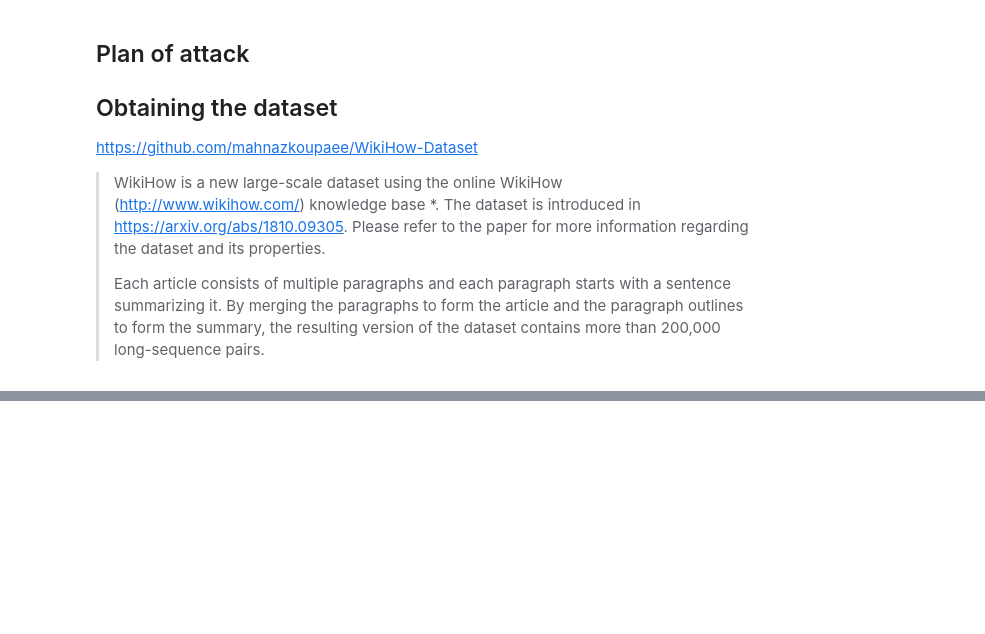
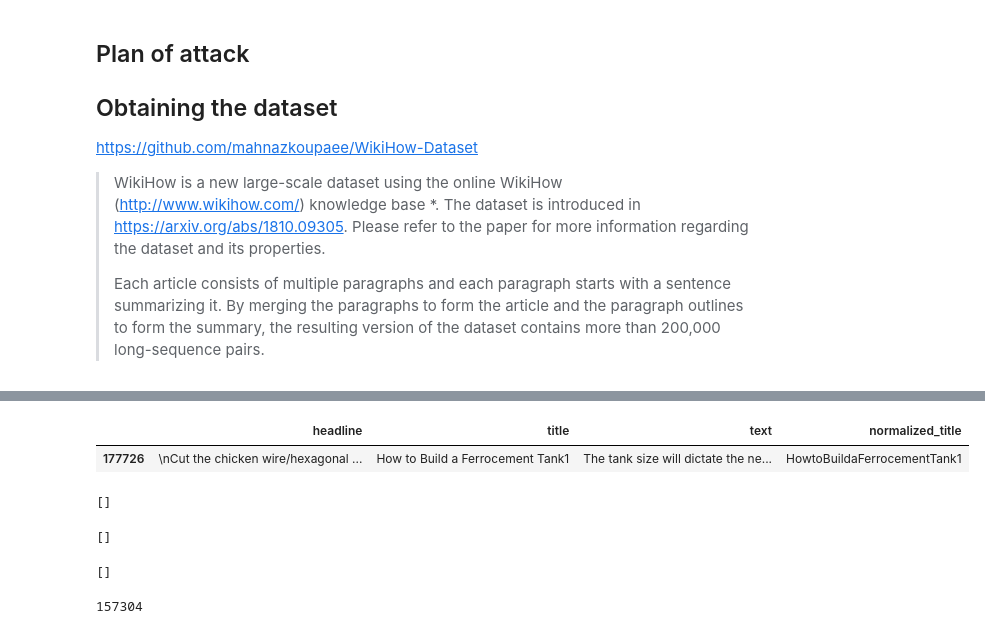
Before and after one commit to kamilc/neural-text-summarization, a Jupyter notebook: NLP.ipynb, the cells around one changed output, grey strips where cells are left out. Drawn from its saved outputs; the diff is of its cells as text; code cells hidden in the pictures; blank space fills up the shorter version.

```diff
--- a/NLP.ipynb
+++ b/NLP.ipynb
@@ -31,0 +150,2 @@ val
+# %%
+articles = articles[~articles.headline.isna()]
@@ -31,0 +160,17 @@ val
+# %%
+articles[articles['normalized_title'] == 'HowtoBuildaFerrocementTank1']
+# %% [output]
+|  | headline | title | text | normalized_title |
+| 177726 | \nCut the chicken wire/hexagonal ... | How to Build a Ferrocement Tank1 | The tank size will dictate the ne... | HowtoBuildaFerrocementTank1 |
+# %%
+[ t for t in train if 'errocement' in t ]
+# %% [output]
+[]
+# %%
+[ t for t in test if 'errocement' in t ]
+# %% [output]
+[]
+# %%
+[ t for t in val if 'errocement' in t ]
+# %% [output]
+[]
@@ -31,0 +179,4 @@ val
+# %%
+len(set(train) & all_titles)
+# %% [output]
+157304
```
Also changed, not shown: parts of 52 cells of this notebook, 2 other files.
